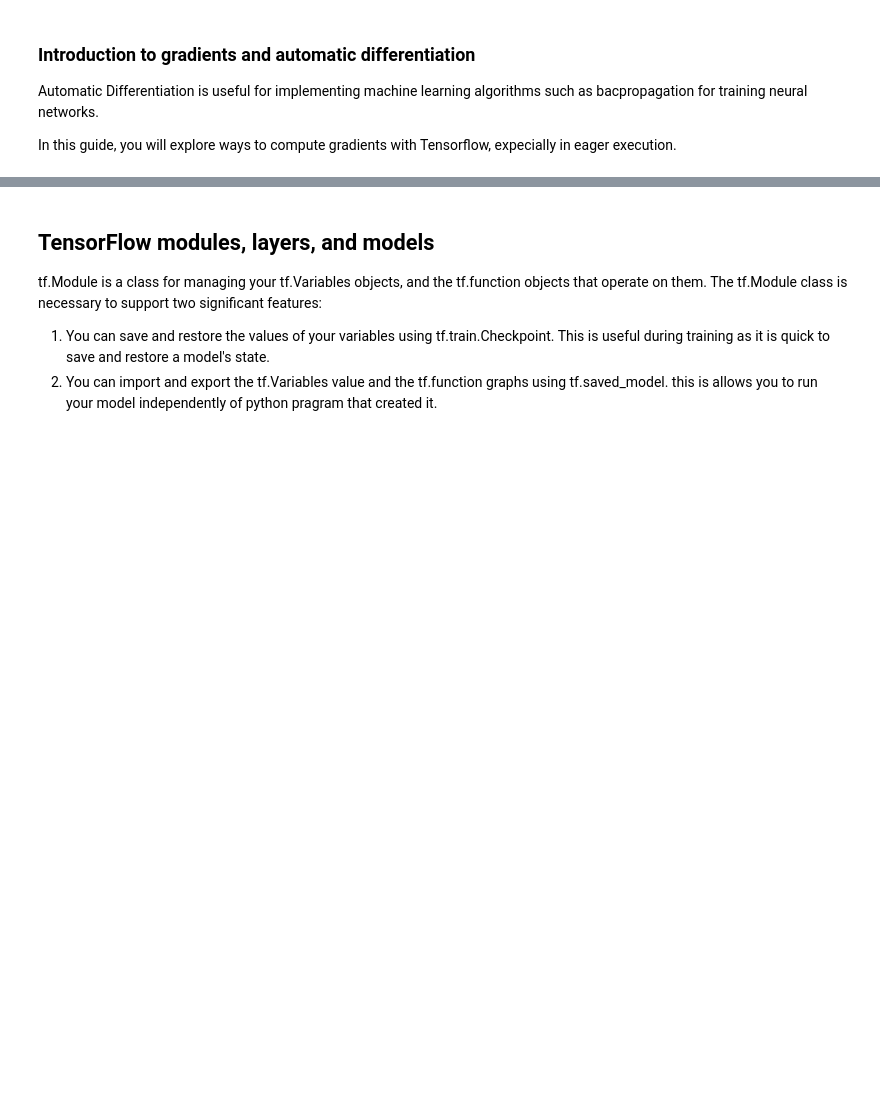
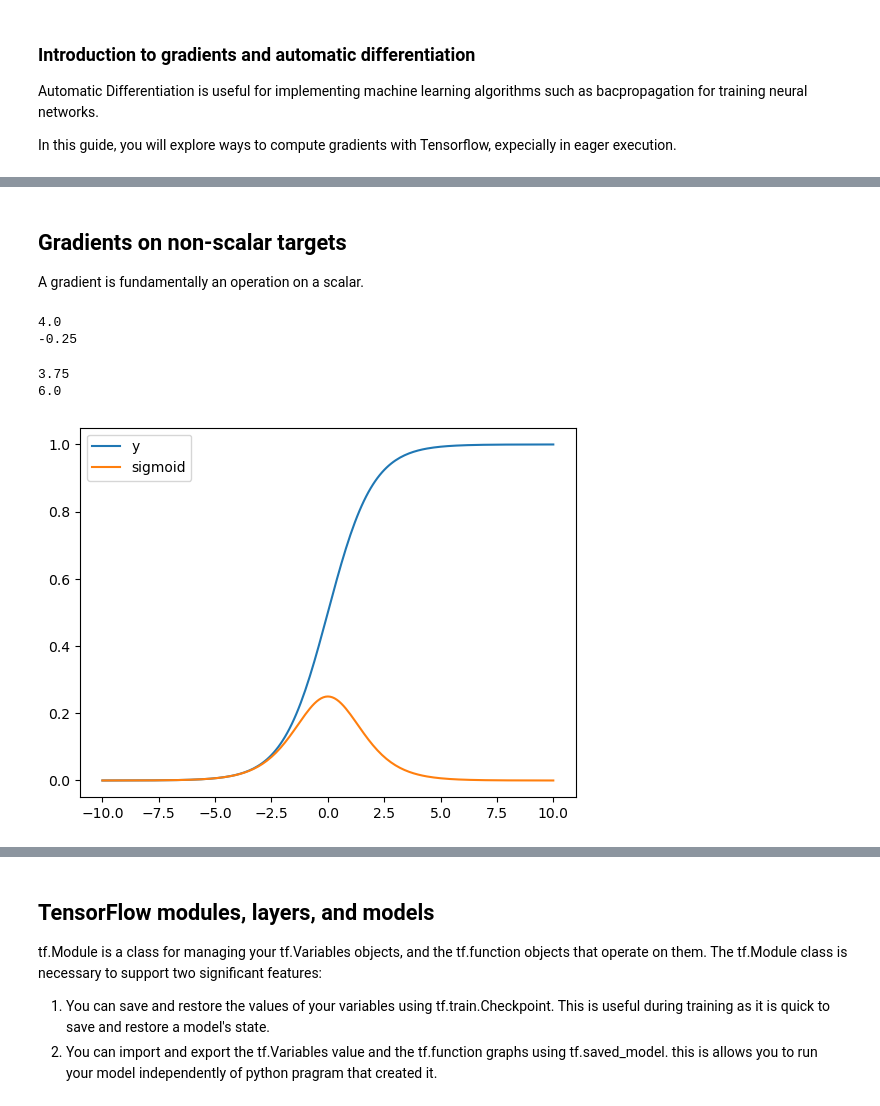
Before and after one commit to Donner886/Deep-learning, a Jupyter notebook: Chapter02-Hyper-parameters-fine-Tuning/W3A1/tensorflow_basics.ipynb, the cells around one changed output, grey strips where cells are left out. Saved outputs shown, nothing was run; the diff lists cells and outputs as text; code cells hidden in the pictures; blank space fills up the shorter version.

Commit message:
tensor gradient tape

```diff
--- a/Chapter02-Hyper-parameters-fine-Tuning/W3A1/tensorflow_basics.ipynb
+++ b/Chapter02-Hyper-parameters-fine-Tuning/W3A1/tensorflow_basics.ipynb
@@ -435,0 +441,10 @@ To differentiate automatically, Tensorflow needs to remember what operations hap
+# %%
+x = tf.Variable(3.0)
+with tf.GradientTape() as tape:
+    y = x**2 + 2*x - 5
+
+### Once you've recorded some operations, use GrandientTape.gradient() to calculate the gradient of some target (often a loss) relative to some source (often model's variables)
+
+dy_dx = tape.gradient(y, x)
+dy_dx.numpy()
+print(dy_dx.numpy())
@@ -435,0 +612,63 @@ To differentiate automatically, Tensorflow needs to remember what operations hap
+# %% [markdown]
+## Gradients on non-scalar targets
+
+A gradient is fundamentally an operation on a scalar.
+# %%
+x = tf.Variable(2.0)
+with tf.GradientTape(persistent=True) as tape:
+    y0 = x**2
+    y1 = 1 / x
+
+print(tape.gradient(y0, x).numpy())  # dy0/dx = 2*x = 4
+print(tape.gradient(y1, x).numpy())  # dy1/dx = -1/x^2 = -1/4
+
+del tape  # 删除tape以释放资源
+# %% [output]
+4.0
+-0.25
+# %%
+"""
+Thus, if you ask for the gradient of multiple targets, the result for each source is :
+- The gradient of the sum of the targets, or equivalently,
+- The sum of the gradients of each target.
+"""
+
+x  = tf.Variable(2.0)
+with tf.GradientTape() as tape:
+    y0 = x**2
+    y1 = 1 / x
+    y = y0 + y1
+
+print(tape.gradient({'y0': y0, 'y1': y1}, x).numpy())  # dy/dx = dy0/dx + dy1/dx = 2*x - 1/x^2 = 4 - 1/4 = 15/4
+# print(tape.gradient(y, x).numpy())  # dy/dx = dy0/dx + dy1/dx = 2*x - 1/x^2 = 4 - 1/4 = 15/4
+
+
+## Similarly, if the target(s) are not scalar, the gradient of the sum is calculated:
+x = tf.Variable(2.0)
+with tf.GradientTape() as tape:
+    y = x * [1.0, 2.0, 3.0]  # y is a vector now
+
+print(tape.gradient(y, x).numpy())  # dy/dx = [1.0, 2.0, 3.0], sum = 6.0
+
+"""
+This makes it simple to take the gradient of the sum of a collection of losses, or the gradient of the sum of element-wise loss calculations.
+if you need a seperate gradient for each item, refer to Jacobians.
+In some cases, you can skip the Jacobian. For an element-wise calculation, the gradient of the sum gives the derivative of each element with respect to its input-element, since each element is independent.
+
+"""
+
+x  = tf.linspace(-10, 10, 200+1)
+with tf.GradientTape() as tape:
+    tape.watch(x)
+    y = tf.nn.sigmoid(x)
+
+dy_dx = tape.gradient(y, x)
+
+plt.plot(x, y, label='y')
+plt.plot(x, dy_dx, label="sigmoid")
+plt.legend()
+plt.show()
+# %% [output]
+3.75
+6.0
+[figure, added]
```
Also changed, not shown: parts of 19 cells of this notebook.
